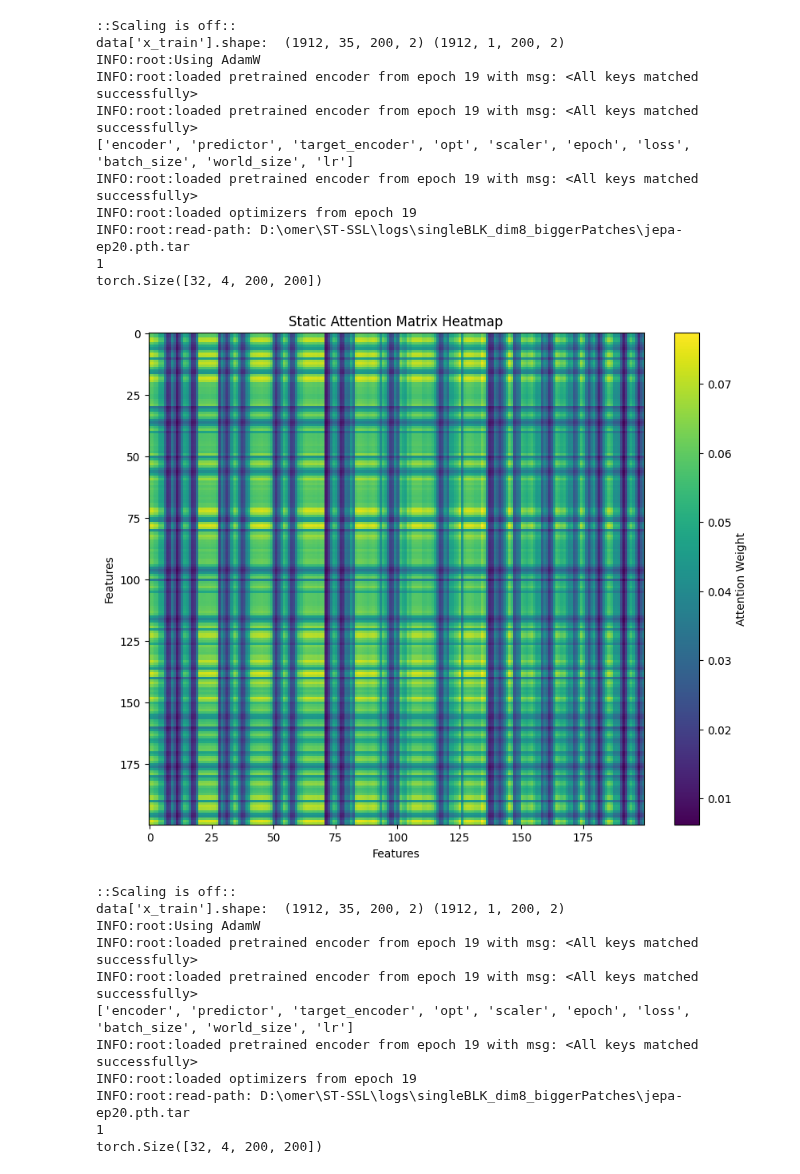
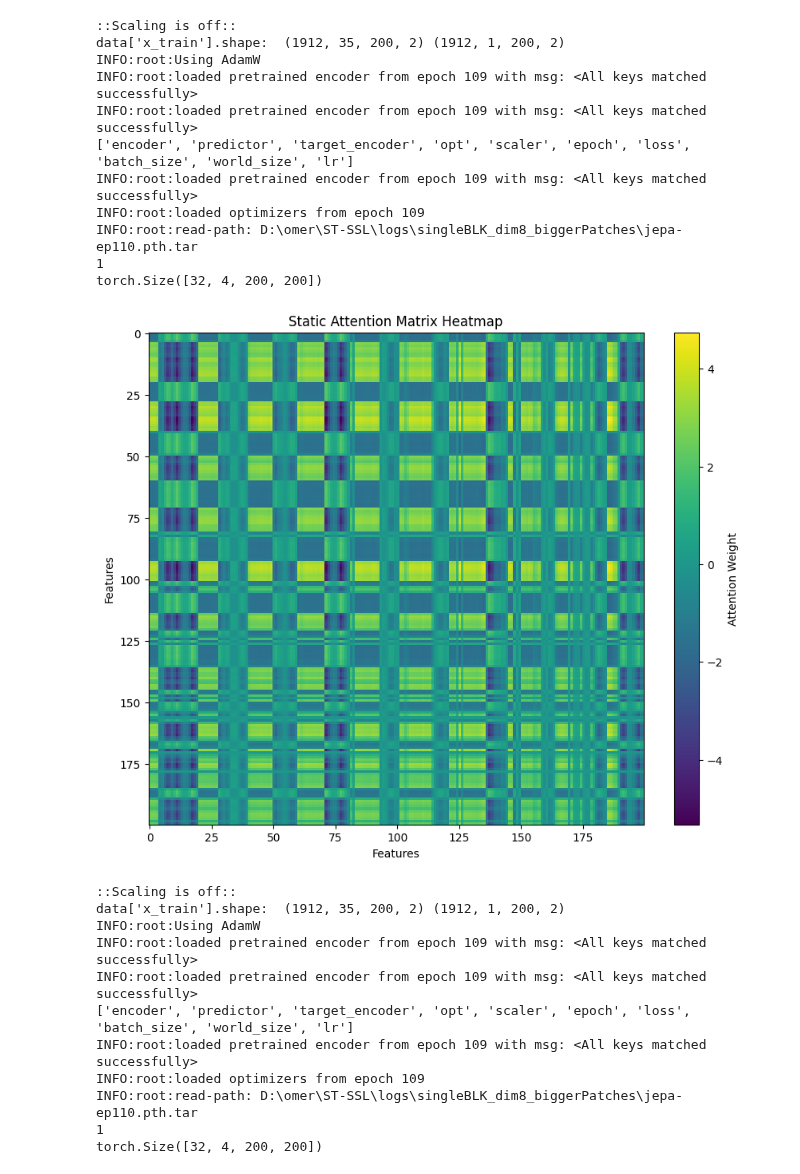
Before and after one commit to omerAJ/Hyb-STEX, a Jupyter notebook: visualizingAttentionMaps.ipynb, the cells around one changed output. Drawn from its saved outputs; the diff is of its cells as text; code cells hidden in the pictures.

```diff
--- a/visualizingAttentionMaps.ipynb
+++ b/visualizingAttentionMaps.ipynb
@@ -226,7 +226,7 @@ def plot_adj(path, l):
             scheduler.step()
             wd_scheduler.step()
 
-            next(momentum_scheduler)
+            # next(momentum_scheduler)
     ## just get the attention maps from the context_encoder (input whole image)
 
     with torch.no_grad():
@@ -299,30 +299,30 @@ def plot_adj(path, l):
 #     load_path = fr"D:\omer\ST-SSL\logs\singleBLK_dim8_biggerPatches\jepa-ep{i}.pth.tar"
 #     plot_adj(load_path, 0)
 # %%
-i=20
+i=110
 load_path = fr"D:\omer\ST-SSL\logs\singleBLK_dim8_biggerPatches\jepa-ep{i}.pth.tar"
 for l in range(4): plot_adj(load_path, l)
 # %% [output]
 ::Scaling is off::
 data['x_train'].shape:  (1912, 35, 200, 2) (1912, 1, 200, 2)
 INFO:root:Using AdamW
-INFO:root:loaded pretrained encoder from epoch 19 with msg: <All keys matched successfully>
-INFO:root:loaded pretrained encoder from epoch 19 with msg: <All keys matched successfully>
+INFO:root:loaded pretrained encoder from epoch 109 with msg: <All keys matched successfully>
+INFO:root:loaded pretrained encoder from epoch 109 with msg: <All keys matched successfully>
 ['encoder', 'predictor', 'target_encoder', 'opt', 'scaler', 'epoch', 'loss', 'batch_size', 'world_size', 'lr']
-INFO:root:loaded pretrained encoder from epoch 19 with msg: <All keys matched successfully>
-INFO:root:loaded optimizers from epoch 19
-INFO:root:read-path: D:\omer\ST-SSL\logs\singleBLK_dim8_biggerPatches\jepa-ep20.pth.tar
+INFO:root:loaded pretrained encoder from epoch 109 with msg: <All keys matched successfully>
+INFO:root:loaded optimizers from epoch 109
+INFO:root:read-path: D:\omer\ST-SSL\logs\singleBLK_dim8_biggerPatches\jepa-ep110.pth.tar
 1
 torch.Size([32, 4, 200, 200])
-[figure, old version]
+[figure, new version]
 ::Scaling is off::
 data['x_train'].shape:  (1912, 35, 200, 2) (1912, 1, 200, 2)
 INFO:root:Using AdamW
-INFO:root:loaded pretrained encoder from epoch 19 with msg: <All keys matched successfully>
-INFO:root:loaded pretrained encoder from epoch 19 with msg: <All keys matched successfully>
+INFO:root:loaded pretrained encoder from epoch 109 with msg: <All keys matched successfully>
+INFO:root:loaded pretrained encoder from epoch 109 with msg: <All keys matched successfully>
 ['encoder', 'predictor', 'target_encoder', 'opt', 'scaler', 'epoch', 'loss', 'batch_size', 'world_size', 'lr']
-INFO:root:loaded pretrained encoder from epoch 19 with msg: <All keys matched successfully>
-INFO:root:loaded optimizers from epoch 19
-INFO:root:read-path: D:\omer\ST-SSL\logs\singleBLK_dim8_biggerPatches\jepa-ep20.pth.tar
+INFO:root:loaded pretrained encoder from epoch 109 with msg: <All keys matched successfully>
+INFO:root:loaded optimizers from epoch 109
+INFO:root:read-path: D:\omer\ST-SSL\logs\singleBLK_dim8_biggerPatches\jepa-ep110.pth.tar
 1
 torch.Size([32, 4, 200, 200])
```
Also changed, not shown: parts of 1 cell of this notebook, 2 other files.
